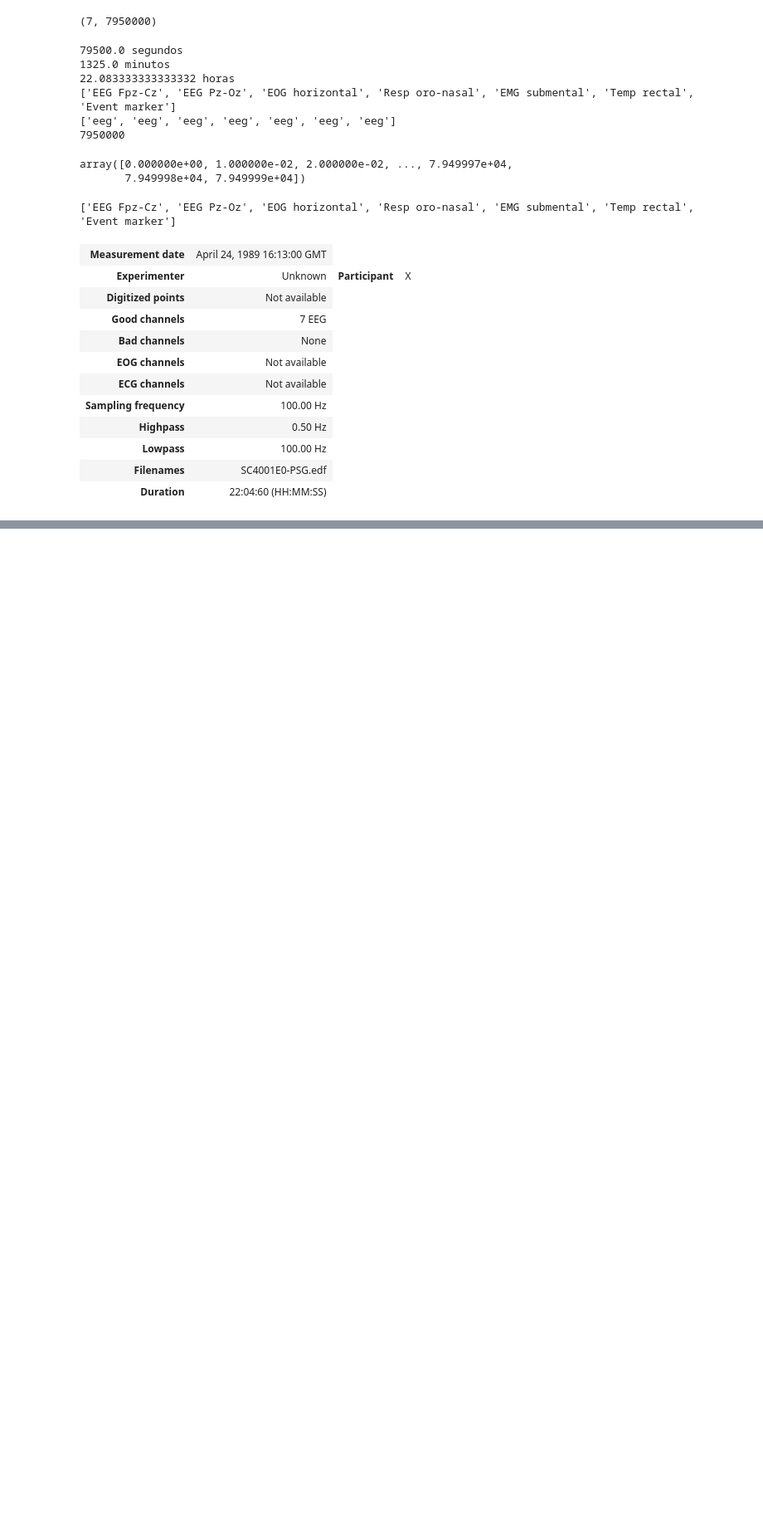
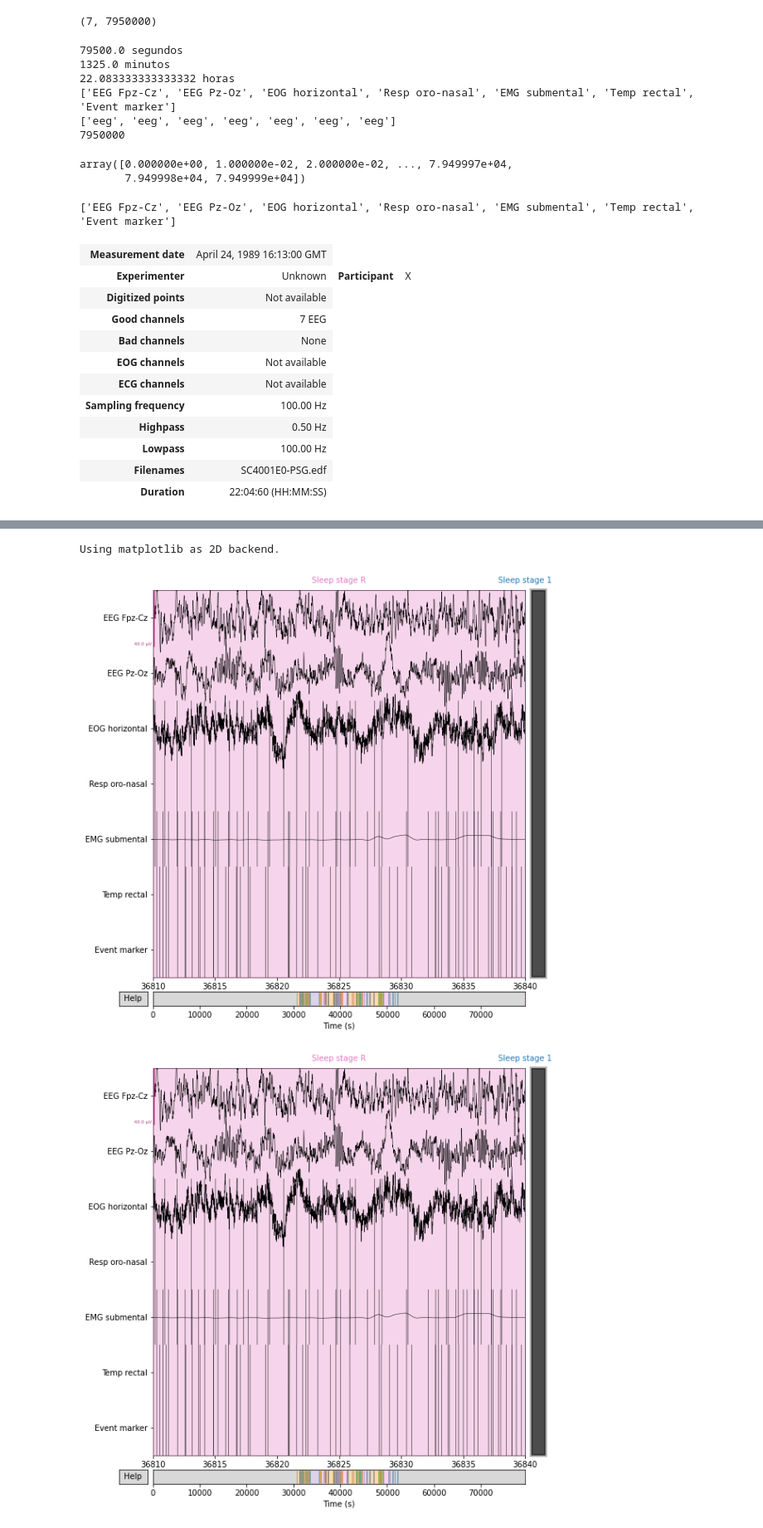
Before and after one commit to papekoja/72.75-ML, a Jupyter notebook: final/dataTest.ipynb, the cells around one changed output, grey strips where cells are left out. Shown at 83% size. Saved outputs shown, nothing was run; the diff lists cells and outputs as text; code cells hidden in the pictures; blank space fills up the shorter version.

```diff
--- a/final/dataTest.ipynb
+++ b/final/dataTest.ipynb
@@ -85,0 +103,6 @@ a
+# %%
+psg_data.plot(start = epoch*EPOCH_LENGTH, duration = EPOCH_LENGTH)
+# %% [output]
+Using matplotlib as 2D backend.
+[figure, added]
+[figure, added]
```
Also changed, not shown: parts of 5 cells of this notebook, 1 other file.
